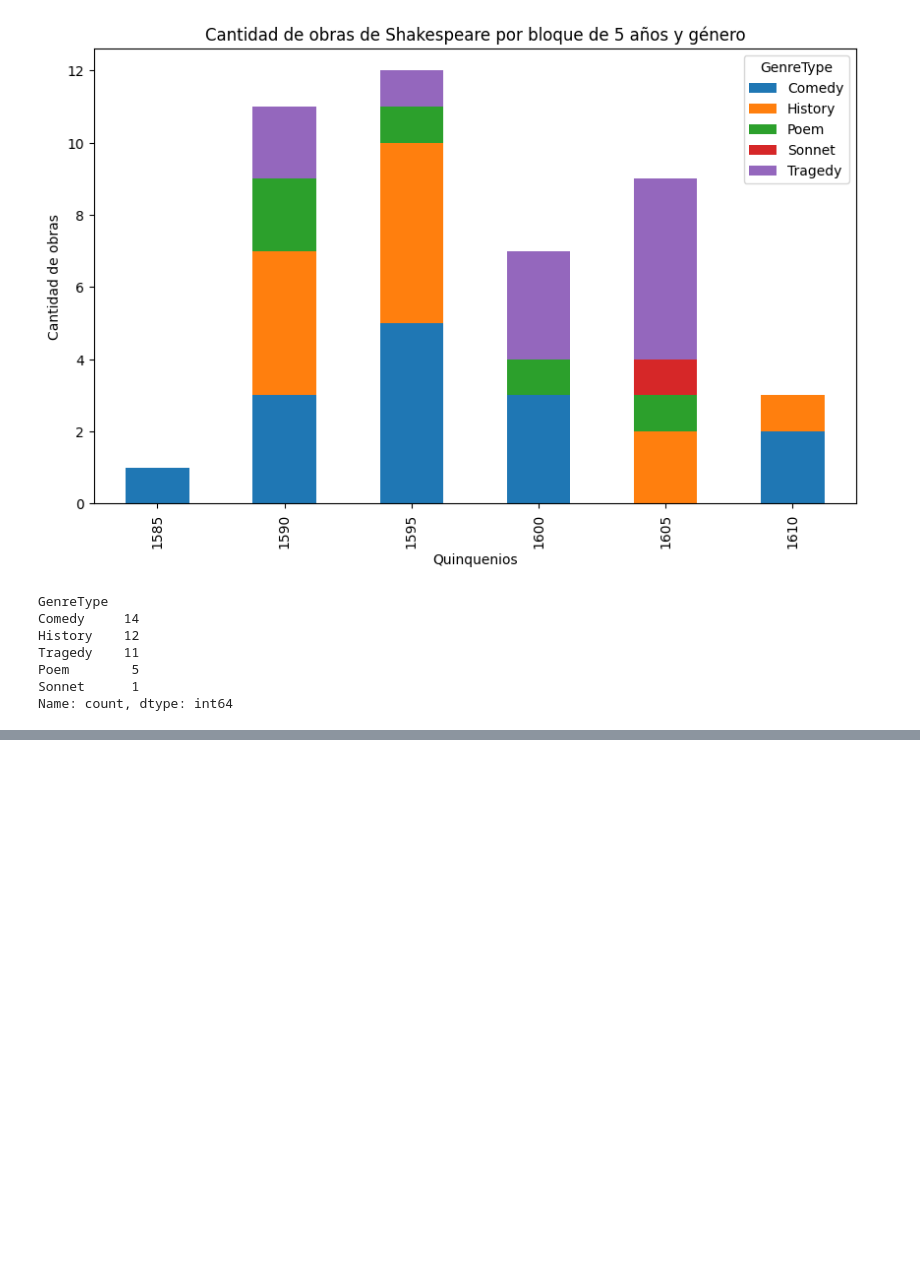
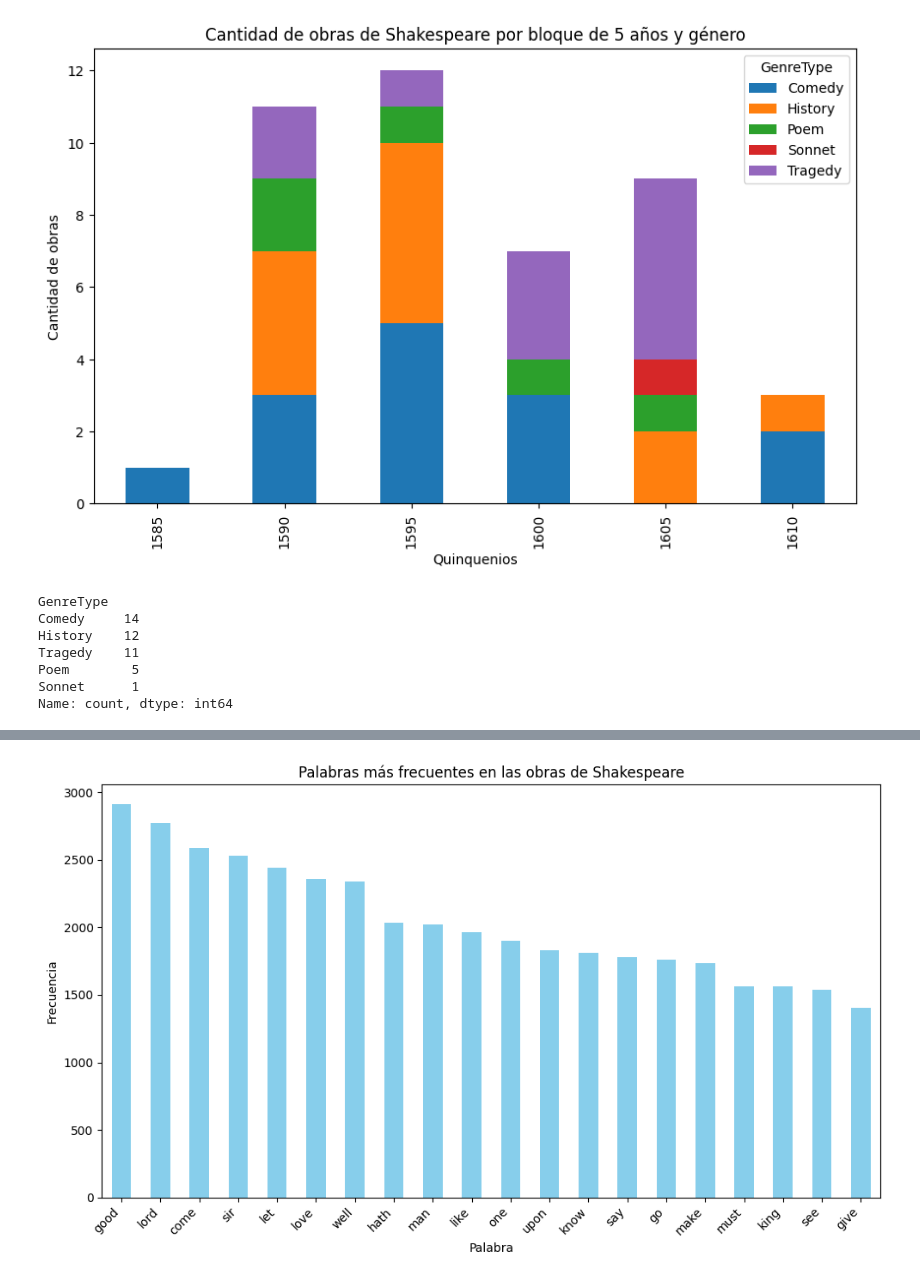
Before and after one commit to guidooooo/mcdaa-introCd, a Jupyter notebook: Tarea_1/Guido-Tarea1.ipynb, the cells around one changed output, grey strips where cells are left out. Saved outputs shown, nothing was run; the diff lists cells and outputs as text; code cells hidden in the pictures; blank space fills up the shorter version.

```diff
--- a/Tarea_1/Guido-Tarea1.ipynb
+++ b/Tarea_1/Guido-Tarea1.ipynb
@@ -471,0 +487,7 @@ plt.show()
+# %%
+df = works_by_genre
+df
+
+
+#1589
+#1612
@@ -530,0 +686,7 @@ Name: count, dtype: int64
+# %%
+# Convierte párrafos en listas "palabra1 palabra2 palabra3" -> ["palabra1", "palabra2", "palabra3"]
+df_paragraphs["WordList"] = df_paragraphs["CleanText"].str.split()
+
+# Veamos la nueva columna creada
+# Notar que a la derecha tenemos una lista: [palabra1, palabra2, palabra3]
+df_paragraphs[["CleanText", "WordList"]]
@@ -530,0 +707,13 @@ Name: count, dtype: int64
+# %%
+# Nuevo dataframe: cada fila ya no es un párrafo, sino una sóla palabra
+df_words = df_paragraphs.explode("WordList")
+
+# Quitamos estas columnas redundantes
+df_words.drop(columns=["CleanText", "PlainText"], inplace=True)
+
+# Renombramos la columna WordList -> word
+df_words.rename(columns={"WordList": "word"}, inplace=True)
+
+# Verificar que el número de filas es mucho mayor
+df_words = df_words.dropna(subset=['word'])
+df_words
@@ -530,0 +734,20 @@ Name: count, dtype: int64
+# %%
+import matplotlib.pyplot as plt
+
+# Contar la frecuencia de cada palabra
+word_counts = df_words['word'].value_counts()
+
+# Obtener las 20 palabras más frecuentes
+top_words = word_counts.head(20)
+
+# Crear el gráfico de barras
+plt.figure(figsize=(10, 6))
+top_words.plot(kind='bar', color='skyblue')
+plt.title('Palabras más frecuentes en las obras de Shakespeare')
+plt.xlabel('Palabra')
+plt.ylabel('Frecuencia')
+plt.xticks(rotation=45, ha='right')
+plt.tight_layout()
+plt.show()
+# %% [output]
+[figure, added]
```
Also changed, not shown: parts of 18 cells of this notebook.
